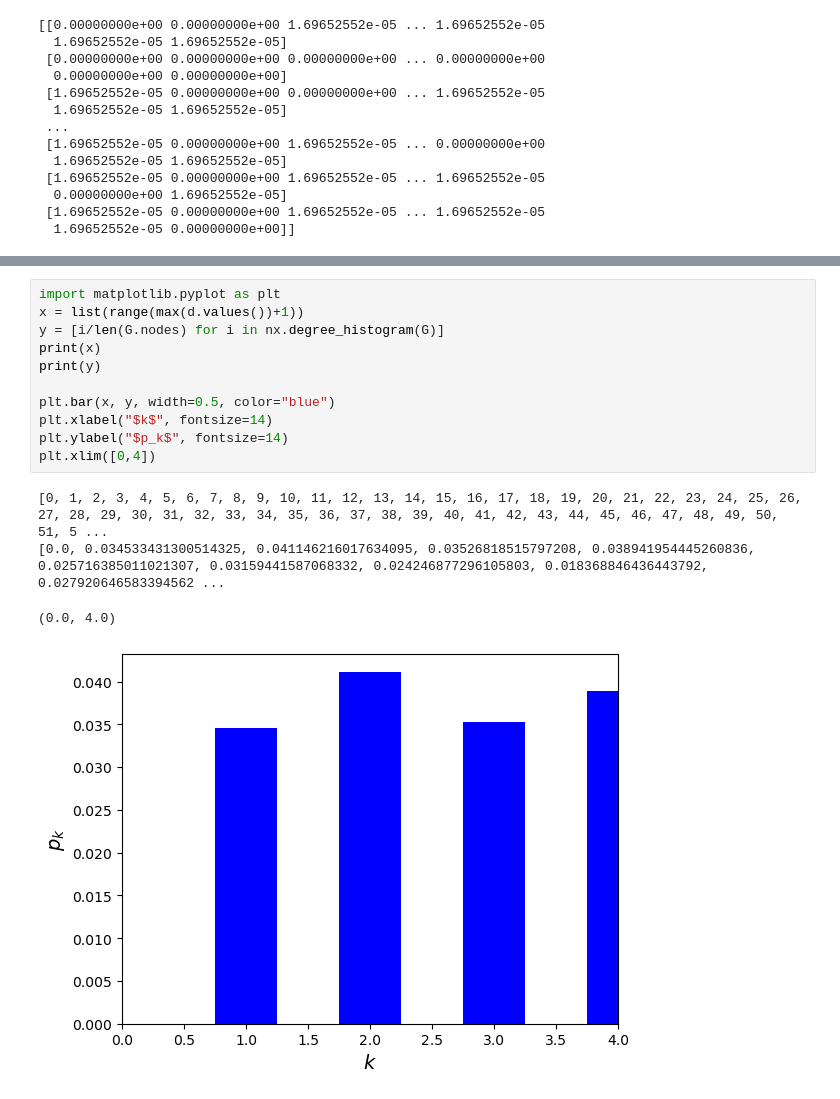
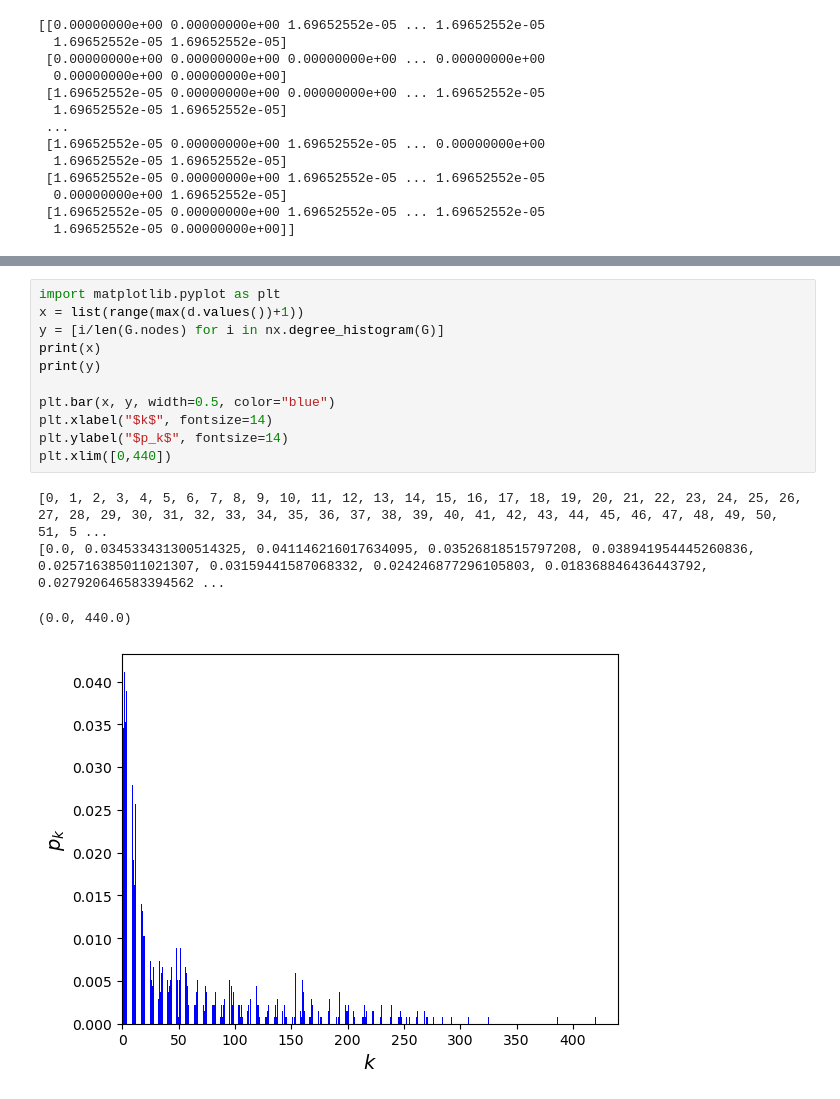
Before and after one commit to Yunbo-max/L65-Geometric-Deep-Learning, a Jupyter notebook: Dataset/VAT/similarity.ipynb, the cells around one changed output, grey strips where cells are left out. Saved outputs shown, nothing was run; the diff lists cells and outputs as text.

```diff
--- a/Dataset/VAT/similarity.ipynb
+++ b/Dataset/VAT/similarity.ipynb
@@ -80,16 +161,16 @@ nx.degree_histogram(G)
 # %%
 import matplotlib.pyplot as plt
 x = list(range(max(d.values())+1))
 y = [i/len(G.nodes) for i in nx.degree_histogram(G)]
 print(x)
 print(y)
 
 plt.bar(x, y, width=0.5, color="blue")
 plt.xlabel("$k$", fontsize=14)
 plt.ylabel("$p_k$", fontsize=14)
-plt.xlim([0,4])
+plt.xlim([0,440])
 # %% [output]
 [0, 1, 2, 3, 4, 5, 6, 7, 8, 9, 10, 11, 12, 13, 14, 15, 16, 17, 18, 19, 20, 21, 22, 23, 24, 25, 26, 27, 28, 29, 30, 31, 32, 33, 34, 35, 36, 37, 38, 39, 40, 41, 42, 43, 44, 45, 46, 47, 48, 49, 50, 51, 5 ...
 [0.0, 0.034533431300514325, 0.041146216017634095, 0.03526818515797208, 0.038941954445260836, 0.025716385011021307, 0.03159441587068332, 0.024246877296105803, 0.018368846436443792, 0.027920646583394562 ...
-(0.0, 4.0)
+(0.0, 440.0)
-[figure, old version]
+[figure, new version]
```
Also changed, not shown: parts of 12 cells of this notebook, 1 other file.
